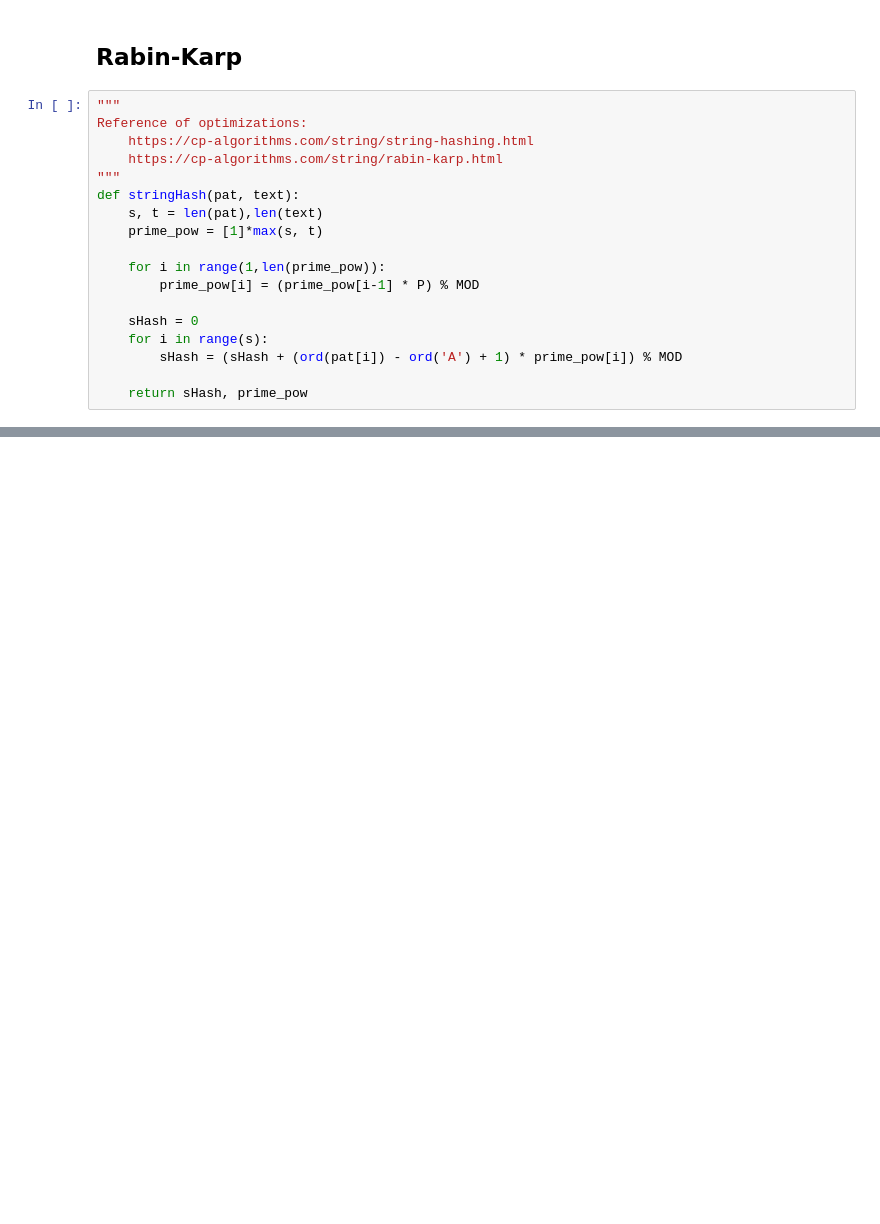
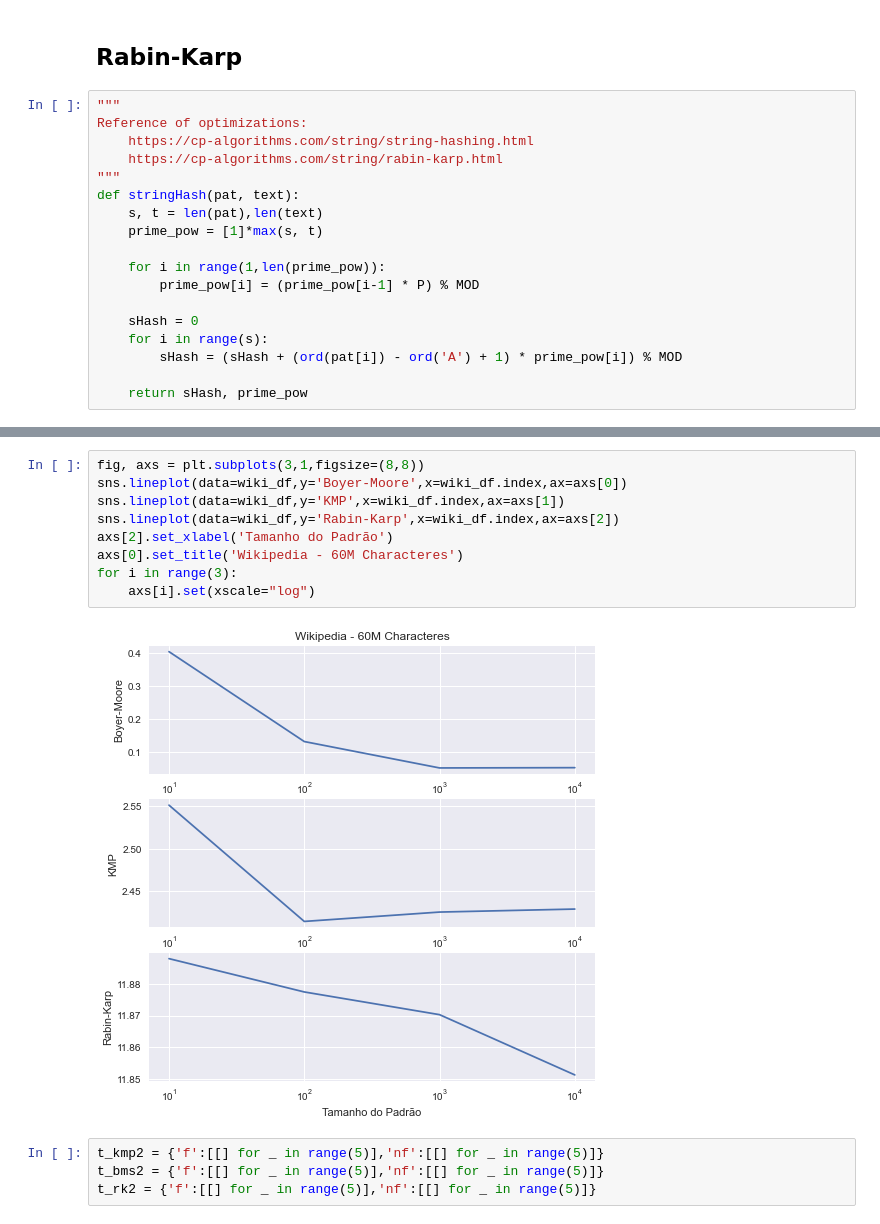
Before and after one commit to Bruno-Mascarenhas/string-matching, a Jupyter notebook: pattern-search.ipynb, the cells around one changed output, grey strips where cells are left out. Saved outputs shown, nothing was run; the diff lists cells and outputs as text; blank space fills up the shorter version.

```diff
--- a/pattern-search.ipynb
+++ b/pattern-search.ipynb
@@ -165,0 +333,15 @@ pat = 'ABABCABAB'
+# %%
+fig, axs = plt.subplots(3,1,figsize=(8,8))
+sns.lineplot(data=wiki_df,y='Boyer-Moore',x=wiki_df.index,ax=axs[0])
+sns.lineplot(data=wiki_df,y='KMP',x=wiki_df.index,ax=axs[1])
+sns.lineplot(data=wiki_df,y='Rabin-Karp',x=wiki_df.index,ax=axs[2])
+axs[2].set_xlabel('Tamanho do Padrão')
+axs[0].set_title('Wikipedia - 60M Characteres')
+for i in range(3):
+    axs[i].set(xscale="log")
+# %% [output]
+[figure, added]
+# %%
+t_kmp2 = {'f':[[] for _ in range(5)],'nf':[[] for _ in range(5)]}
+t_bms2 = {'f':[[] for _ in range(5)],'nf':[[] for _ in range(5)]}
+t_rk2 = {'f':[[] for _ in range(5)],'nf':[[] for _ in range(5)]}
```
Also changed, not shown: parts of 22 cells of this notebook, 2 other files.
